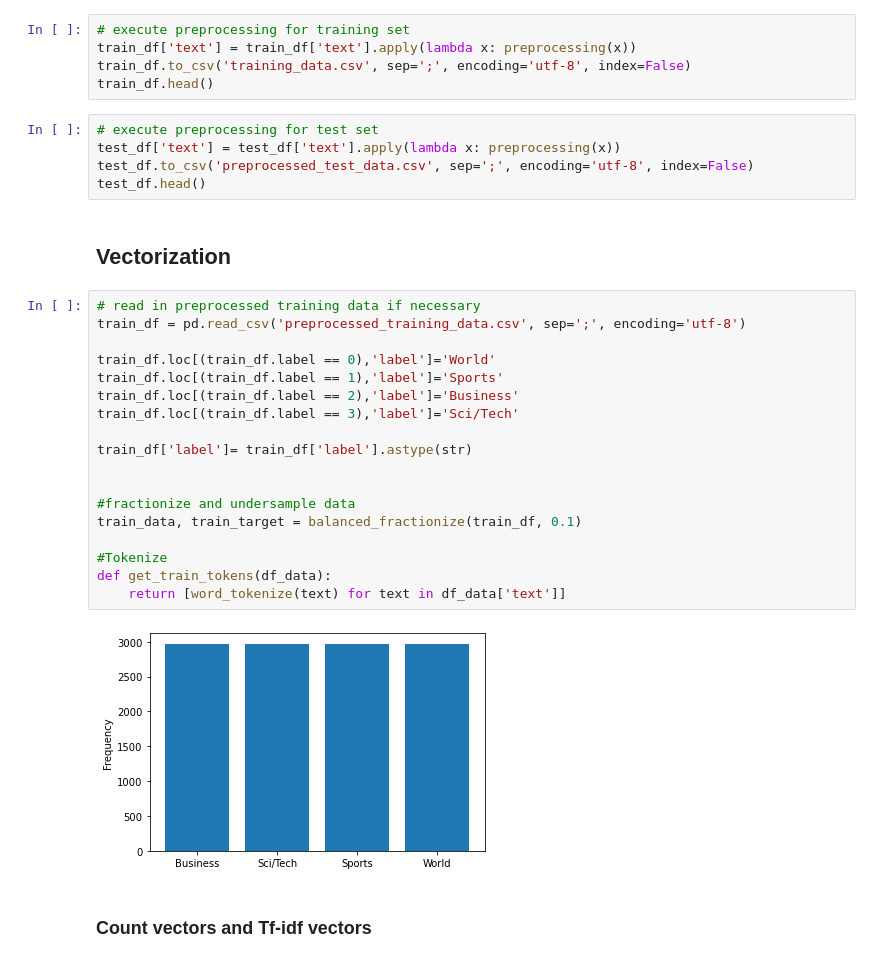
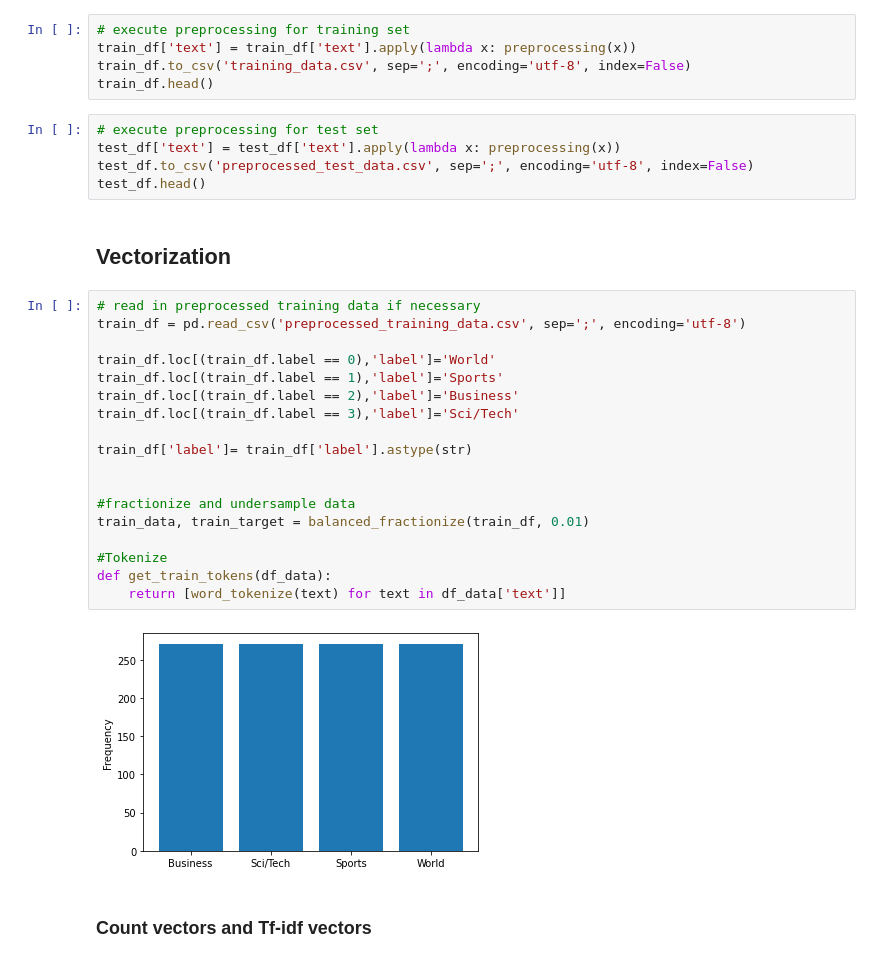
Before and after one commit to malte-koenig/AG_News_Classifier, a Jupyter notebook: main.ipynb, the cells around one changed output. Saved outputs shown, nothing was run; the diff lists cells and outputs as text.

```diff
--- a/main.ipynb
+++ b/main.ipynb
@@ -162,33 +162,33 @@ def get_wordnet_pos(tag):
 train_df['text'] = train_df['text'].apply(lambda x: preprocessing(x))
 train_df.to_csv('training_data.csv', sep=';', encoding='utf-8', index=False)
 train_df.head()
-# %%
-# execute preprocessing for test set
-test_df['text'] = test_df['text'].apply(lambda x: preprocessing(x))
-test_df.to_csv('preprocessed_test_data.csv', sep=';', encoding='utf-8', index=False)
-test_df.head()
+# %%
+# execute preprocessing for test set
+test_df['text'] = test_df['text'].apply(lambda x: preprocessing(x))
+test_df.to_csv('preprocessed_test_data.csv', sep=';', encoding='utf-8', index=False)
+test_df.head()
 # %% [markdown]
 ## Vectorization
 # %%
 # read in preprocessed training data if necessary
 train_df = pd.read_csv('preprocessed_training_data.csv', sep=';', encoding='utf-8')
 
 train_df.loc[(train_df.label == 0),'label']='World'
 train_df.loc[(train_df.label == 1),'label']='Sports'
 train_df.loc[(train_df.label == 2),'label']='Business'
 train_df.loc[(train_df.label == 3),'label']='Sci/Tech'
 
 train_df['label']= train_df['label'].astype(str)
 
 
 #fractionize and undersample data
-train_data, train_target = balanced_fractionize(train_df, 0.1)
+train_data, train_target = balanced_fractionize(train_df, 0.01)
 
 #Tokenize
 def get_train_tokens(df_data):
     return [word_tokenize(text) for text in df_data['text']]
 # %% [output]
-[figure, old version]
+[figure, new version]
 # %% [markdown]
 ### Count vectors and Tf-idf vectors
 # %%
```
Also changed, not shown: parts of 8 cells of this notebook.
